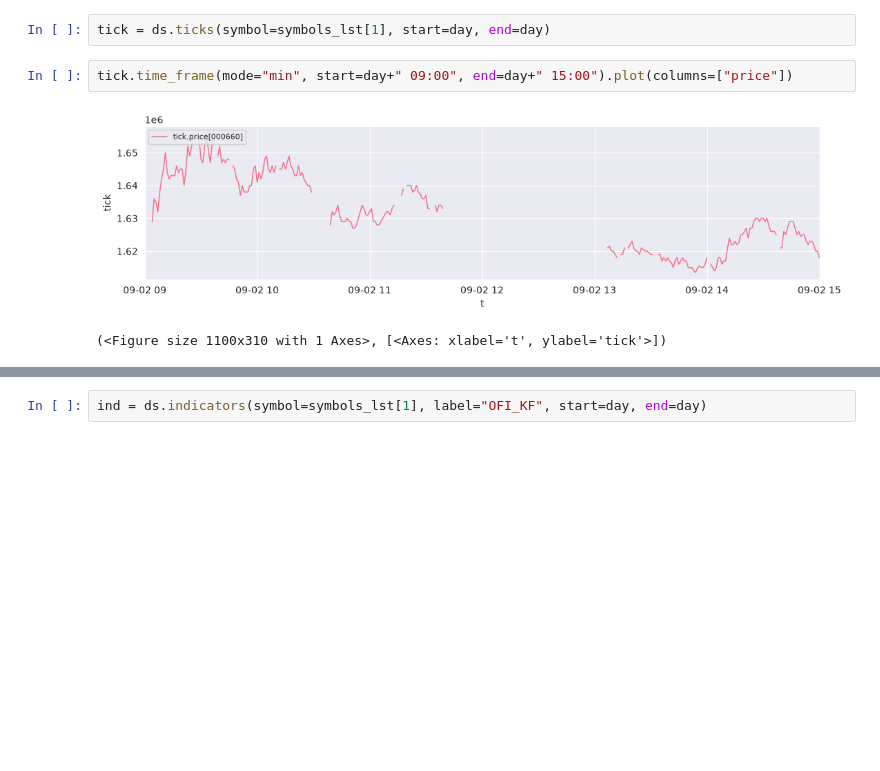
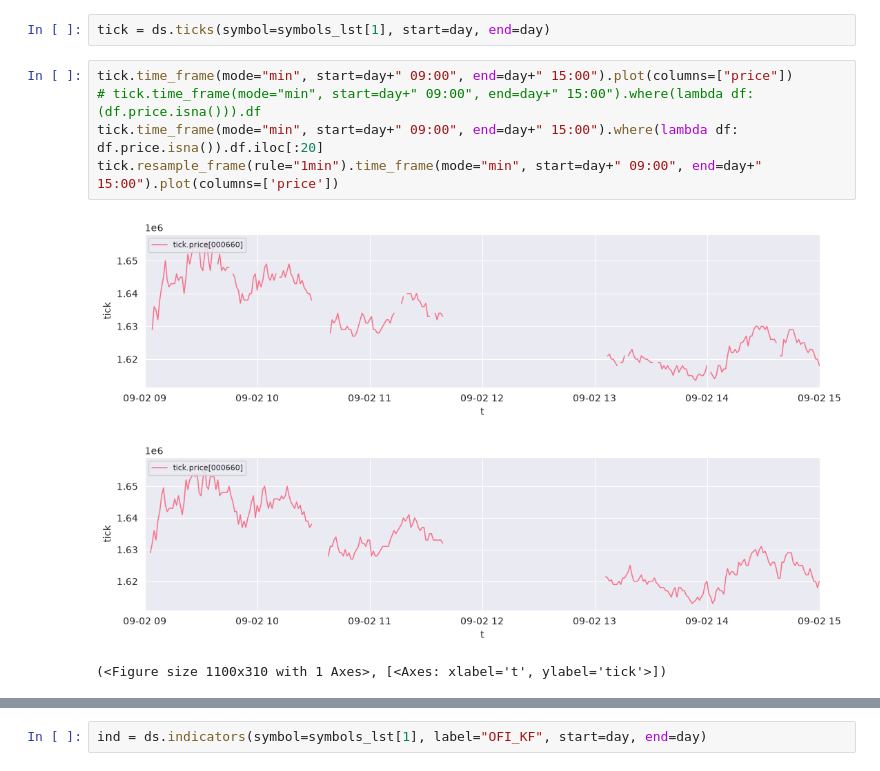
Before and after one commit to ajcltm/findata, a Jupyter notebook: notebook/2026-09-12_010.ipynb, the cells around one changed output, grey strips where cells are left out. Cells and saved outputs as stored; diff of their text form; blank space fills up the shorter version.

```diff
--- a/notebook/2026-09-12_010.ipynb
+++ b/notebook/2026-09-12_010.ipynb
@@ -14,7 +14,11 @@ symbols_lst = [item for tup in symbols[0] for item in tup]
 tick = ds.ticks(symbol=symbols_lst[1], start=day, end=day)
 # %%
 tick.time_frame(mode="min", start=day+" 09:00", end=day+" 15:00").plot(columns=["price"])
+# tick.time_frame(mode="min", start=day+" 09:00", end=day+" 15:00").where(lambda df: (df.price.isna())).df
+tick.time_frame(mode="min", start=day+" 09:00", end=day+" 15:00").where(lambda df: df.price.isna()).df.iloc[:20]
+tick.resample_frame(rule="1min").time_frame(mode="min", start=day+" 09:00", end=day+" 15:00").plot(columns=['price'])
 # %% [output]
 [figure]
+[figure, added]
 (<Figure size 1100x310 with 1 Axes>, [<Axes: xlabel='t', ylabel='tick'>])
 # %%
```
Also changed, not shown: parts of 1 cell of this notebook, 5 other files.
